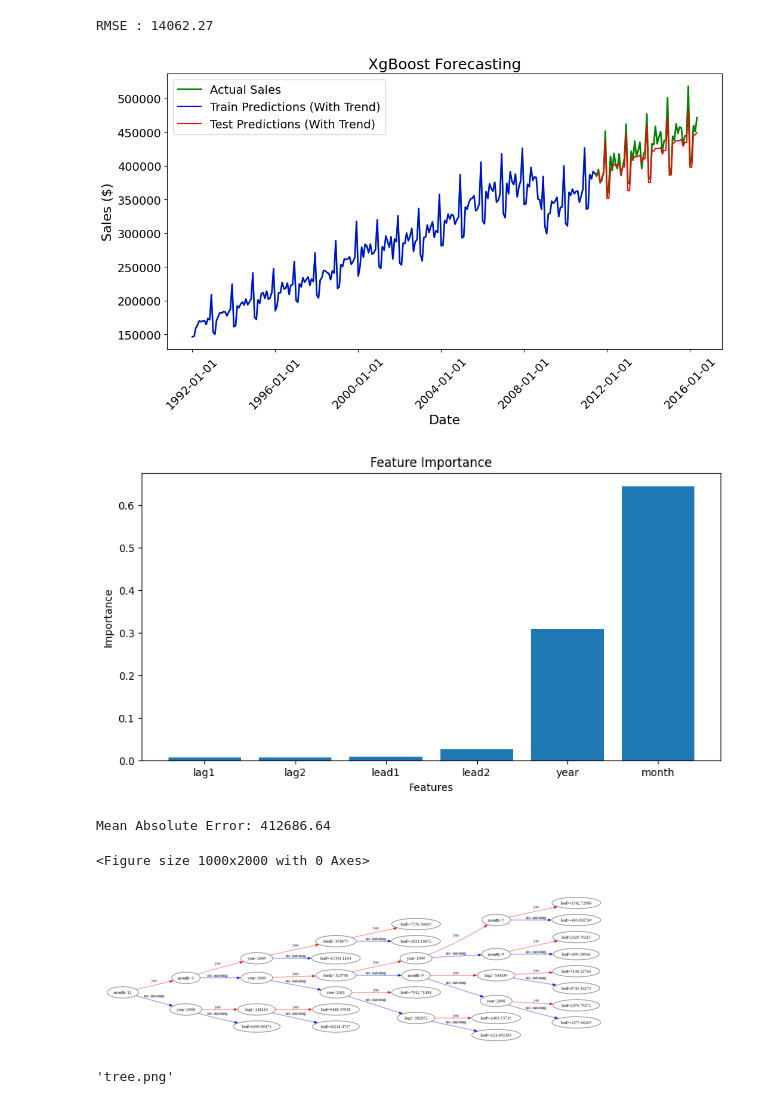
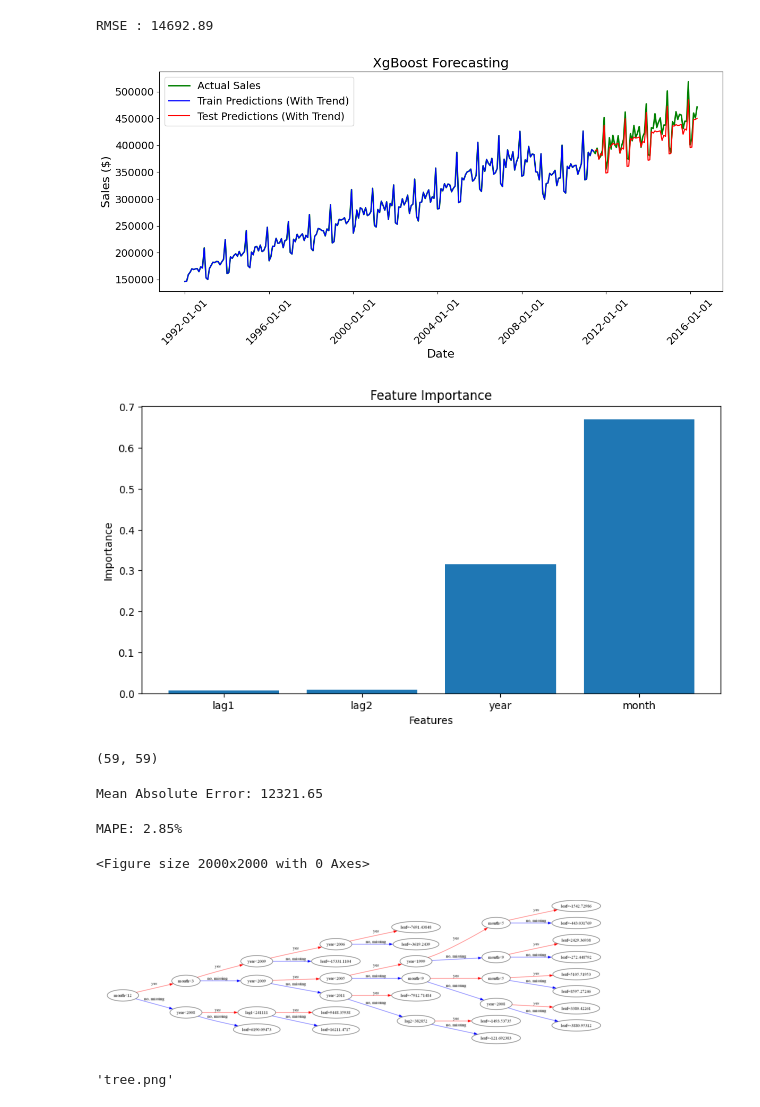
Before and after one commit to siwa-p/Time-Series-Forecasting, a Jupyter notebook: notebooks/xgboost.ipynb, the cells around one changed output. Drawn from its saved outputs; the diff is of its cells as text; code cells hidden in the pictures.

```diff
--- a/notebooks/xgboost.ipynb
+++ b/notebooks/xgboost.ipynb
@@ -17,8 +17,8 @@ dt.columns = ['date', 'sales'] # rename columns
 # create lagged variables
 dt['lag1'] = dt['sales'].shift(1)
 dt['lag2'] = dt['sales'].shift(2)
-dt['lead1'] = dt['sales'].shift(-1)
-dt['lead2'] = dt['sales'].shift(-2)
+# dt['lead1'] = dt['sales'].shift(-1)
+# dt['lead2'] = dt['sales'].shift(-2)
 
 # Convert 'date' column to numerical features
 dt['year'] = dt['date'].dt.year
@@ -72,27 +72,28 @@ results = pd.DataFrame({
 
 results_df = pd.DataFrame(results)
 # %% [output]
-RMSE : 14062.27
+RMSE : 14692.89
 # %%
 # Plot the actual, training, and test predictions
 plt.figure(figsize=(12, 6))
 fontsize = 16
 plt.plot(results['date'], results['y_actual'], label="Actual Sales", color='green', linewidth=2)
 plt.plot(results['date'], results['y_train_pred'], label="Train Predictions (With Trend)", color='blue', linestyle='-')
 plt.plot(results['date'], results['y_test_pred'], label="Test Predictions (With Trend)", color='red', linestyle='-')
 
 plt.xlabel("Date", fontsize=fontsize)
 # rotate x label
 plt.xticks(fontsize=fontsize-2, rotation=45)
 plt.yticks(fontsize=fontsize-2)
 plt.ylabel("Sales ($)", fontsize=fontsize)
 plt.title("XgBoost Forecasting", fontsize = fontsize+2)
 plt.legend(fontsize = fontsize-2)
 plt.gca().xaxis.set_major_formatter(plt.matplotlib.dates.DateFormatter('%Y-%m-%d'))
+plt.tight_layout()
 plt.savefig('forecast_plot_xgboost.png', dpi=300, bbox_inches='tight')
 plt.show()
 # %% [output]
-[figure, old version]
+[figure, new version]
 # %%
 #importance of features
 feature_importance = model.feature_importances_
@@ -104,23 +105,32 @@ plt.ylabel('Importance')
 plt.title('Feature Importance')
 plt.show()
 # %% [output]
-[figure, old version]
+[figure, new version]
+# %%
+len(test_data['sales']), len(y_test_pred)
+# %% [output]
+(59, 59)
 # %%
-# mean absolute error in forecasting
-mae = np.mean(np.abs(y_test - y_test_pred))
-print(f'Mean Absolute Error: {mae:.2f}')
+mae = np.mean(np.abs(y_test_pred - test_data['sales'].values))
+print(f"Mean Absolute Error: {mae:.2f}")
 # %% [output]
-Mean Absolute Error: 412686.64
+Mean Absolute Error: 12321.65
+# %%
+# mean absolute precentage error
+mape = np.mean(np.abs((y_test_pred - test_data['sales'].values) / test_data['sales'].values)) * 100
+print(f'MAPE: {mape:.2f}%')
+# %% [output]
+MAPE: 2.85%
 # %%
 # plot the tree
 from xgboost import plot_tree
-plt.figure(figsize=(10, 20))
+plt.figure(figsize=(20, 20))
 plot_tree(model, num_trees=0, rankdir='LR')
 # Display the plot
 plt.show()
 # %% [output]
-<Figure size 1000x2000 with 0 Axes>
+<Figure size 2000x2000 with 0 Axes>
-[figure, old version]
+[figure, new version]
 # %%
 from xgboost import to_graphviz
 
```
Also changed, not shown: 8 other files.
